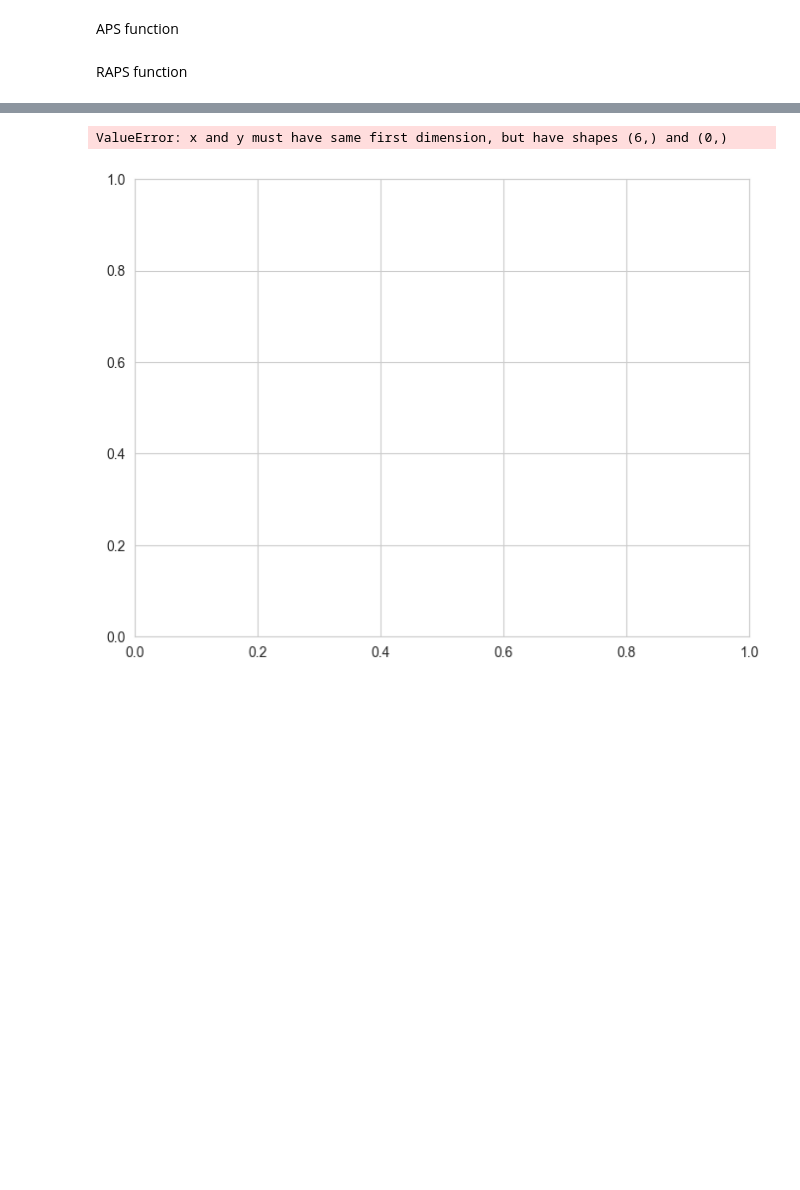
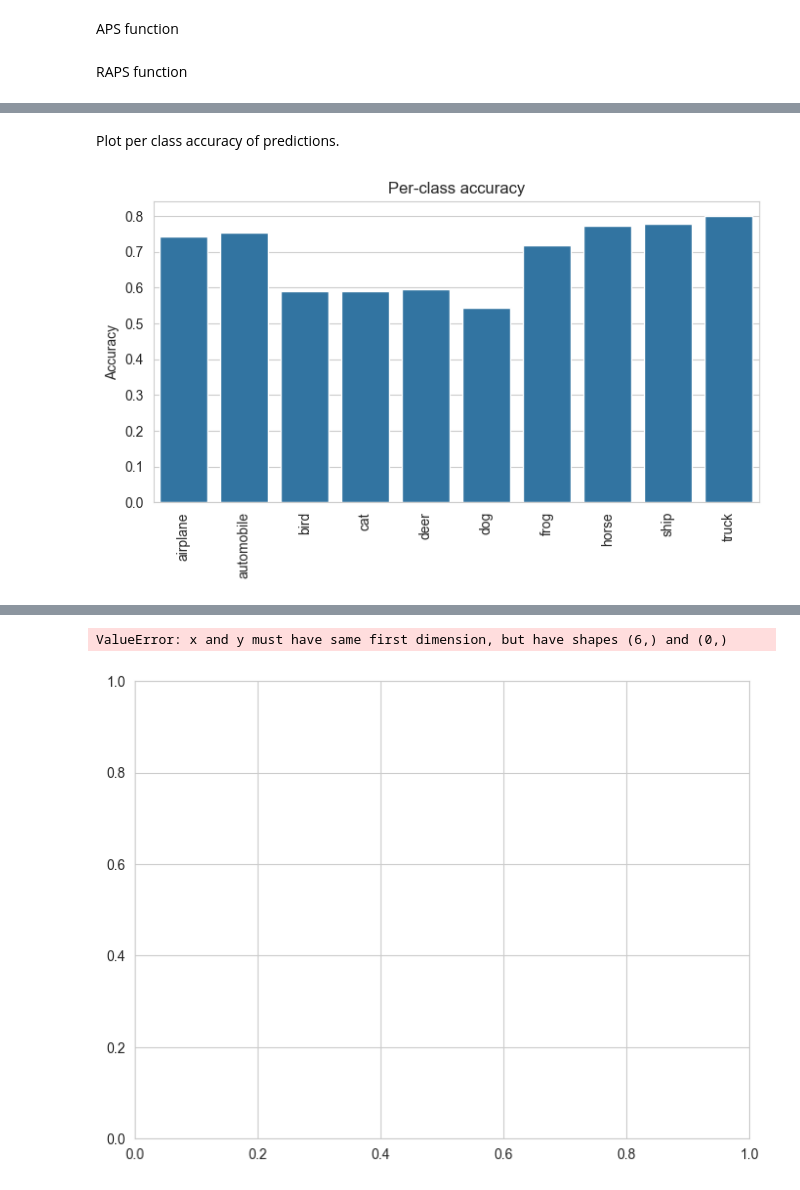
Before and after one commit to vokifrenik/Conformal-Prediction, a Jupyter notebook: conformal_classifierV2.ipynb, the cells around one changed output, grey strips where cells are left out. Saved outputs shown, nothing was run; the diff lists cells and outputs as text; code cells hidden in the pictures; blank space fills up the shorter version.

```diff
--- a/conformal_classifierV2.ipynb
+++ b/conformal_classifierV2.ipynb
@@ -715,3 +858,15 @@ RAPS Threshold: 1.0579 (Sum classes until Prob > 1.0579)
+# %% [markdown]
+Plot per class accuracy of predictions.
+# %%
+with sns.axes_style('whitegrid'):
+    plt.figure(figsize=(8, 4))
+    sns.barplot(x=x_labels, y=np.diag(normalize(confusion_matrix, 'true')))
+    plt.xticks(rotation=90)
+    plt.title("Per-class accuracy")
+    plt.ylabel("Accuracy")
+    plt.show()
+# %% [output]
+[figure, added]
 # %%
 # --- VISUALIZATION ---
 plt.figure(figsize=(12, 5))
```
Also changed, not shown: parts of 20 cells of this notebook.
